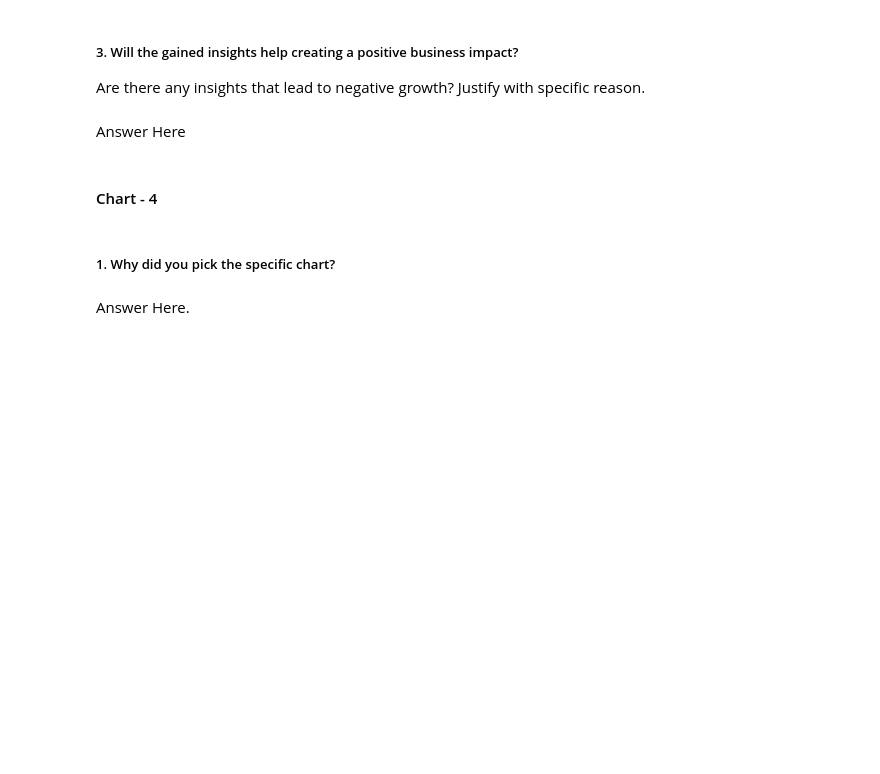
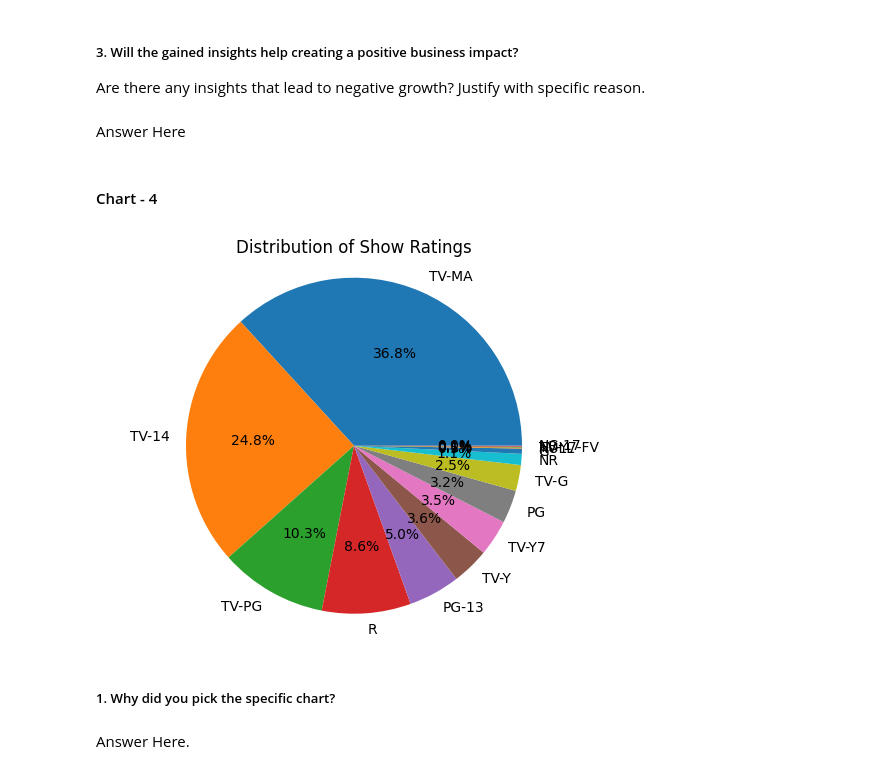
Before and after one commit to ajayd9558/Unsupervised_machine_Larning_project, a Jupyter notebook: Ajay_Netflix_Show_and_Movies_Clustering.ipynb, the cells around one changed output. Saved outputs shown, nothing was run; the diff lists cells and outputs as text; code cells hidden in the pictures; blank space fills up the shorter version.

```diff
--- a/Ajay_Netflix_Show_and_Movies_Clustering.ipynb
+++ b/Ajay_Netflix_Show_and_Movies_Clustering.ipynb
@@ -375,3 +409,13 @@ Answer Here
+# %%
+# Chart - 4 visualization code
+# Pie chart of show ratings
+show_ratings = data['rating'].value_counts()
+plt.pie(show_ratings.values, labels=show_ratings.index, autopct='%1.1f%%')
+plt.title('Distribution of Show Ratings')
+plt.axis('equal')
+plt.show()
+# %% [output]
+[figure, added]
 # %% [markdown]
 ##### 1. Why did you pick the specific chart?
 # %% [markdown]
```
Also changed, not shown: parts of 28 cells of this notebook.
